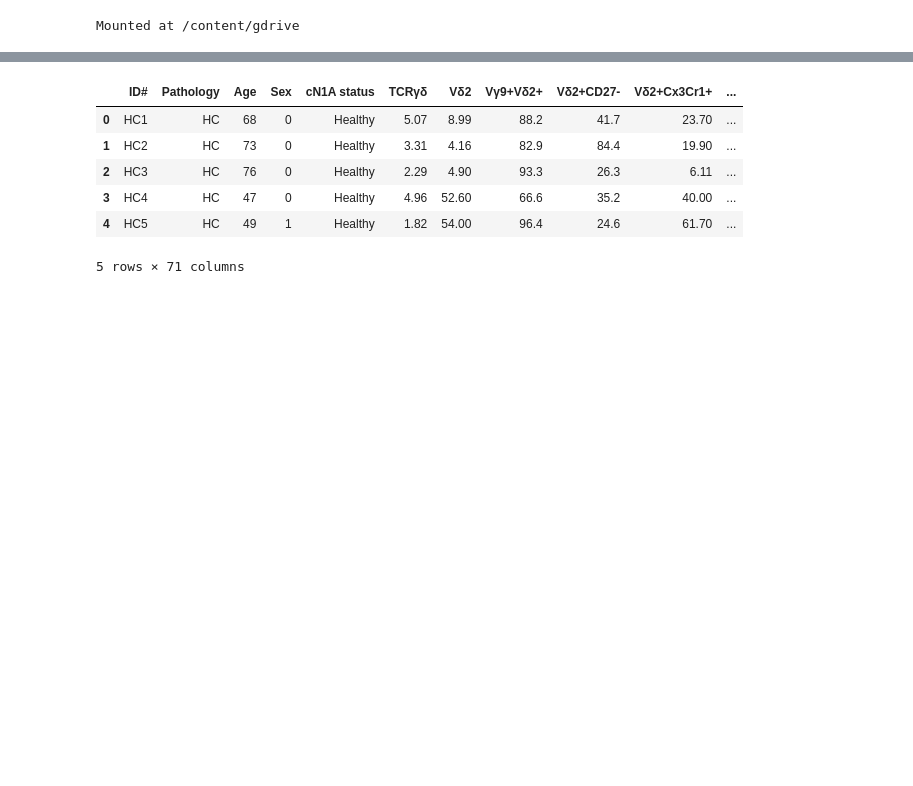
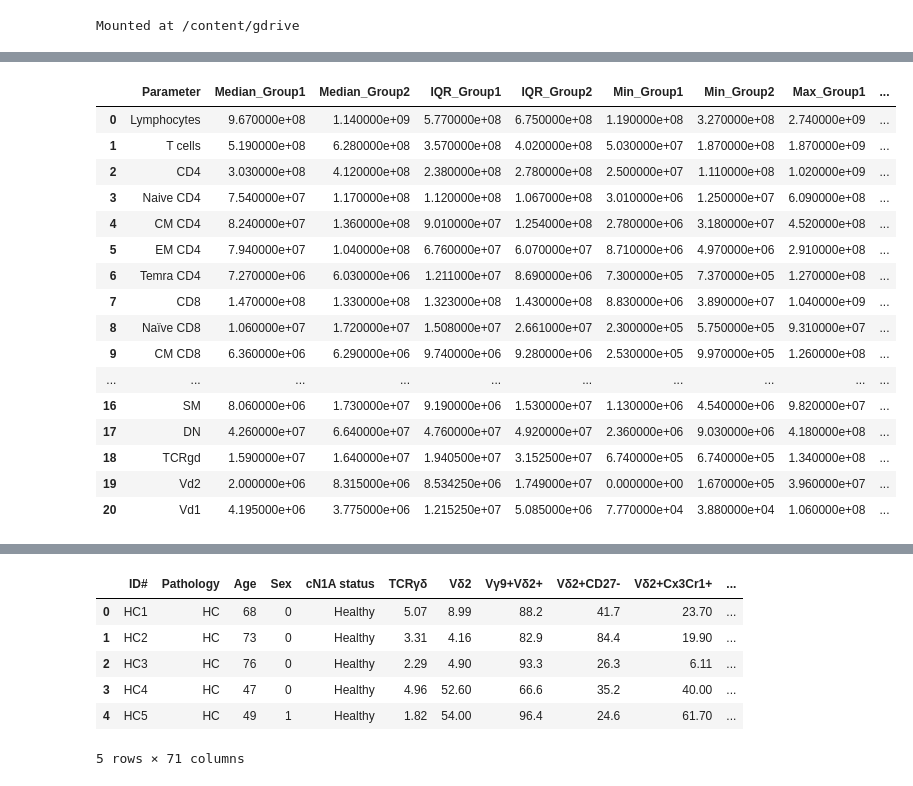
Before and after one commit to Emilyjane994/Immunophenotyping-in-IBM, a Jupyter notebook: Data_Exploration_and_stats.ipynb, the cells around one changed output, grey strips where cells are left out. Saved outputs shown, nothing was run; the diff lists cells and outputs as text; code cells hidden in the pictures; blank space fills up the shorter version.

```diff
--- a/Data_Exploration_and_stats.ipynb
+++ b/Data_Exploration_and_stats.ipynb
@@ -87,0 +88,3 @@ Mounted at /content/gdrive
+# %%
+absolute= pd.read_csv("absolute counts all.csv", encoding='ISO-8859-1')
+absolute
@@ -87,0 +107,76 @@ Mounted at /content/gdrive
+# %%
+import pandas as pd
+from scipy.stats import mannwhitneyu
+
+# Specify the groups you want to compare
+group1 = 'IBM'
+group2 = 'HC'
+
+
+# List of parameters to compare
+
+parameters_to_compare = [
+    'Lymphocytes ', 'T cells ', 'CD4', 'Naive CD4', 'CM CD4', "EM CD4", 'Temra CD4',
+    'CD8', 'Naïve CD8', 'CM CD8', "EM CD8", 'Temra CD8', 'CD4.CD8', 'B cells', 'Naïve B cells',
+    'Non SM', 'SM', 'DN', 'TCRgd', 'Vd2', 'Vd1']
+
+
+# Create an empty DataFrame to store results
+results_absolute = pd.DataFrame(columns=['Parameter', 'Median_Group1', 'Median_Group2', 'IQR_Group1', 'IQR_Group2', 'Min_Group1', 'Min_Group2', 'Max_Group1', 'Max_Group2', 'U_Statistic', 'P_Value'])
+
+# Specify the groups you want to compare
+group1 = 'IBM'
+group2 = 'HC'
+
+# Iterate through each parameter
+for parameter in parameters_to_compare:
+    #print(f"\nMann-Whitney U Test for {parameter}:")
+
+    absolute_group1 = absolute[absolute['Pathology'] == group1][parameter]
+    absolute_group2 = absolute[absolute['Pathology'] == group2][parameter]
+
+    # Perform Mann-Whitney U test
+    stat, p_value = mannwhitneyu(absolute_group1, absolute_group2)
+
+    # Calculate median, interquartile ranges, minimum, and maximum
+    median_group1 = absolute_group1.median()
+    median_group2 = absolute_group2.median()
+    iqr_group1 = absolute_group1.quantile(0.75) - absolute_group1.quantile(0.25)
+    iqr_group2 = absolute_group2.quantile(0.75) - absolute_group2.quantile(0.25)
+    min_group1 = absolute_group1.min()
+    min_group2 = absolute_group2.min()
+    max_group1 = absolute_group1.max()
+    max_group2 = absolute_group2.max()
+
+    # Display the results
+    #print(f"Comparison between {group1} and {group2}:")
+    #print(f"  Median ({group1}): {median_group1}")
+    #print(f"  Median ({group2}): {median_group2}")
+    #print(f"  IQR ({group1}): {iqr_group1}")
+    #print(f"  IQR ({group2}): {iqr_group2}")
+    #print(f"  Min ({group1}): {min_group1}")
+    #print(f"  Min ({group2}): {min_group2}")
+    #print(f"  Max ({group1}): {max_group1}")
+    #print(f"  Max ({group2}): {max_group2}")
+    #print(f"  U Statistic: {stat}")
+    #print(f"  P-value: {p_value}")
+
+    # Append results to the DataFrame
+    results_absolute = results_absolute.append({
+        'Parameter': parameter,
+        'Median_Group1': median_group1,
+        'Median_Group2': median_group2,
+        'IQR_Group1': iqr_group1,
+        'IQR_Group2': iqr_group2,
+        'Min_Group1': min_group1,
+        'Max_Group1': max_group1,
+        'Min_Group2': min_group2,
+        'Max_Group2': max_group2,
+        'U_Statistic': stat,
+        'P_Value': p_value
+    }, ignore_index=True)
+
+# Display the results DataFrame
+print("\nResults Table:")
+results_absolute
+# %% [output]
@@ -87,0 +184,17 @@ Mounted at /content/gdrive
+|  | Parameter | Median_Group1 | Median_Group2 | IQR_Group1 | IQR_Group2 | Min_Group1 | Min_Group2 | Max_Group1 | ... |
+| 0 | Lymphocytes | 9.670000e+08 | 1.140000e+09 | 5.770000e+08 | 6.750000e+08 | 1.190000e+08 | 3.270000e+08 | 2.740000e+09 | ... |
+| 1 | T cells | 5.190000e+08 | 6.280000e+08 | 3.570000e+08 | 4.020000e+08 | 5.030000e+07 | 1.870000e+08 | 1.870000e+09 | ... |
+| 2 | CD4 | 3.030000e+08 | 4.120000e+08 | 2.380000e+08 | 2.780000e+08 | 2.500000e+07 | 1.110000e+08 | 1.020000e+09 | ... |
+| 3 | Naive CD4 | 7.540000e+07 | 1.170000e+08 | 1.120000e+08 | 1.067000e+08 | 3.010000e+06 | 1.250000e+07 | 6.090000e+08 | ... |
+| 4 | CM CD4 | 8.240000e+07 | 1.360000e+08 | 9.010000e+07 | 1.254000e+08 | 2.780000e+06 | 3.180000e+07 | 4.520000e+08 | ... |
+| 5 | EM CD4 | 7.940000e+07 | 1.040000e+08 | 6.760000e+07 | 6.070000e+07 | 8.710000e+06 | 4.970000e+06 | 2.910000e+08 | ... |
+| 6 | Temra CD4 | 7.270000e+06 | 6.030000e+06 | 1.211000e+07 | 8.690000e+06 | 7.300000e+05 | 7.370000e+05 | 1.270000e+08 | ... |
+| 7 | CD8 | 1.470000e+08 | 1.330000e+08 | 1.323000e+08 | 1.430000e+08 | 8.830000e+06 | 3.890000e+07 | 1.040000e+09 | ... |
+| 8 | Naïve CD8 | 1.060000e+07 | 1.720000e+07 | 1.508000e+07 | 2.661000e+07 | 2.300000e+05 | 5.750000e+05 | 9.310000e+07 | ... |
+| 9 | CM CD8 | 6.360000e+06 | 6.290000e+06 | 9.740000e+06 | 9.280000e+06 | 2.530000e+05 | 9.970000e+05 | 1.260000e+08 | ... |
+| ... | ... | ... | ... | ... | ... | ... | ... | ... | ... |
+| 16 | SM | 8.060000e+06 | 1.730000e+07 | 9.190000e+06 | 1.530000e+07 | 1.130000e+06 | 4.540000e+06 | 9.820000e+07 | ... |
+| 17 | DN | 4.260000e+07 | 6.640000e+07 | 4.760000e+07 | 4.920000e+07 | 2.360000e+06 | 9.030000e+06 | 4.180000e+08 | ... |
+| 18 | TCRgd | 1.590000e+07 | 1.640000e+07 | 1.940500e+07 | 3.152500e+07 | 6.740000e+05 | 6.740000e+05 | 1.340000e+08 | ... |
+| 19 | Vd2 | 2.000000e+06 | 8.315000e+06 | 8.534250e+06 | 1.749000e+07 | 0.000000e+00 | 1.670000e+05 | 3.960000e+07 | ... |
+| 20 | Vd1 | 4.195000e+06 | 3.775000e+06 | 1.215250e+07 | 5.085000e+06 | 7.770000e+04 | 3.880000e+04 | 1.060000e+08 | ... |
```
Also changed, not shown: parts of 11 cells of this notebook.
